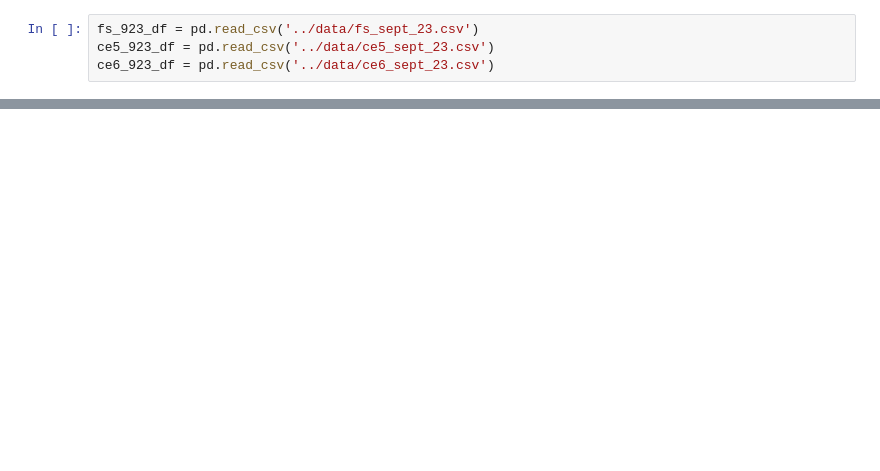
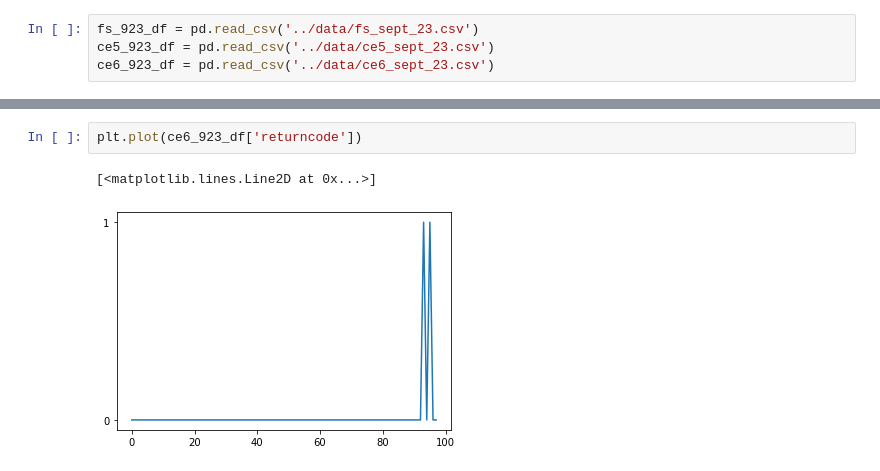
Before and after one commit to VahidehRasekhi/accre-sour_patch, a Jupyter notebook: notebooks/working2.ipynb, the cells around one changed output, grey strips where cells are left out. Cells and saved outputs as stored; diff of their text form; blank space fills up the shorter version.

```diff
--- a/notebooks/working2.ipynb
+++ b/notebooks/working2.ipynb
@@ -109,0 +99,5 @@ ce6_923_df[ce6_923_df['0'].str.match(r'2021-09-23 23')]
+# %%
+plt.plot(ce6_923_df['returncode'])
+# %% [output]
+[<matplotlib.lines.Line2D at 0x...>]
+[figure, added]
```
Also changed, not shown: parts of 18 cells of this notebook, 1 other file.
